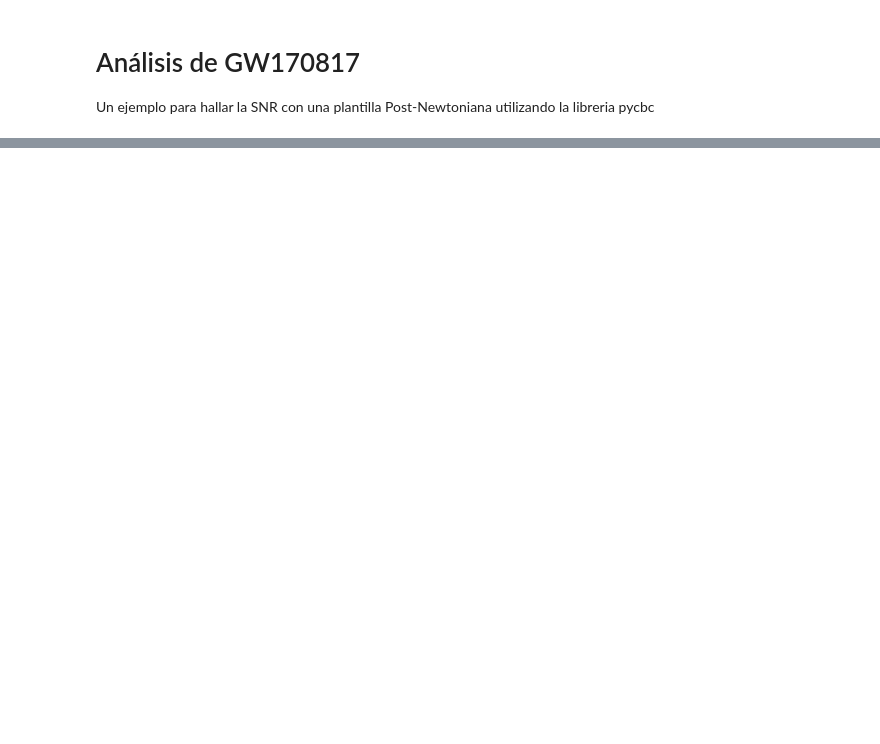
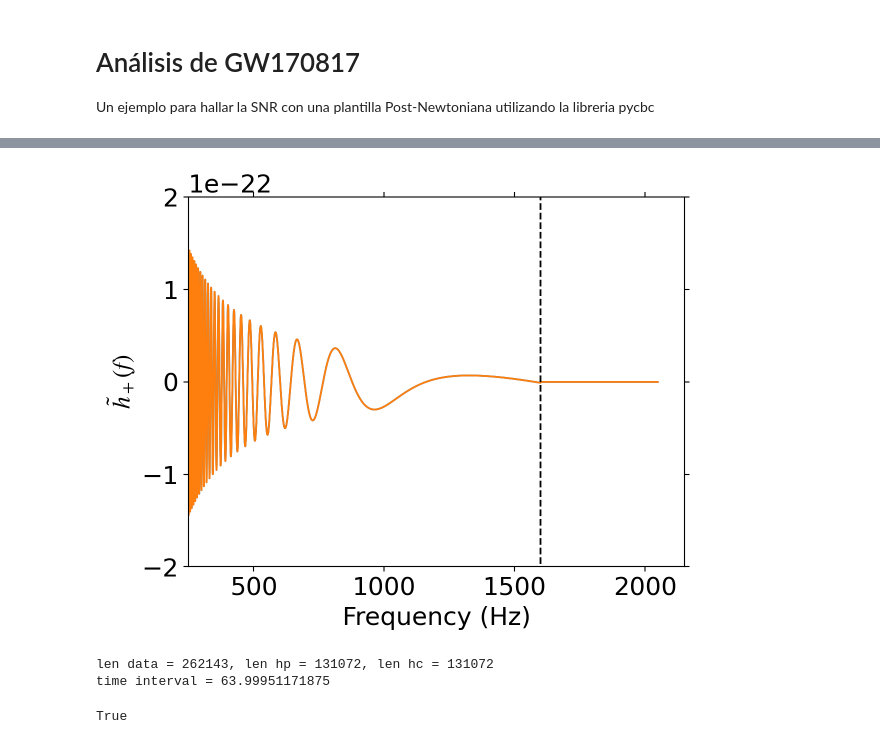
Before and after one commit to josefrr12/GWDataAnalysis, a Jupyter notebook: GW170817.ipynb, the cells around one changed output, grey strips where cells are left out. Cells and saved outputs as stored; diff of their text form; code cells hidden in the pictures; blank space fills up the shorter version.

```diff
--- a/GW170817.ipynb
+++ b/GW170817.ipynb
@@ -43,11 +43,7 @@ import h5py
 # Formato para las graficas
 LNWDT=1.3; FNT=18
 plt.rcParams['lines.linewidth'] = LNWDT; plt.rcParams['font.size'] = FNT
-#plt.rcParams['xtick.direction'] = 'out'; plt.rcParams['ytick.direction'] = 'out'
 plt.rcParams['xtick.top'] = 'on'; plt.rcParams['ytick.right'] = 'on'
-#plt.rcParams['xtick.minor.visible'] = True; plt.rcParams['ytick.minor.visible'] = True
-plt.rcParams['font.family'] = 'Times New Roman'
-#plt.rcParams['font.serif'] = 'Times'
 rc('mathtext', fontset='stix')
 # %%
 #### Constantes cgs #####
@@ -167,0 +236,4 @@ hp, hc = get_td_waveform(approximant='SpinTaylorT4', mass1=m1, mass2=m2,
+# %%
+# Generate a template to filter with
+htilde_p, htilde_c = get_fd_waveform(approximant='TaylorF2', mass1=m1, mass2=m2,
+                         f_lower=25, delta_f=1.0/T)
@@ -167,0 +254,19 @@ hp, hc = get_td_waveform(approximant='SpinTaylorT4', mass1=m1, mass2=m2,
+# %%
+plt.figure()
+plt.plot(htilde_p.sample_frequencies, (htilde_p).real())
+plt.plot(htilde_p.sample_frequencies, (htilde_c*np.exp(1j*np.pi/2.)).real())
+plt.plot([f_isco, f_isco],[-3e-22, 3e-22], 'k--')
+#plt.plot(template_freq[:len(template_freq)/2], (template_fft[:len(template_freq)/2]).real)
+plt.xlabel(r'Frequency (Hz)')
+plt.ylabel(r'$\tilde{h}_+(f)$')
+plt.xlim(250)
+plt.ylim(-2e-22,2e-22)
+plt.savefig('hf_plus.pdf',bbox_inches='tight')
+# %% [output]
+[figure, added]
+# %%
+print('len data = {0:d}, len hp = {1:d}, len hc = {2:d}'.format(dlength, len(htilde_c), len(htilde_p)))
+print('time interval =', time[indx][-1]- time[indx][0])
+# %% [output]
+len data = 262143, len hp = 131072, len hc = 131072
+time interval = 63.99951171875
@@ -167,0 +275,4 @@ hp, hc = get_td_waveform(approximant='SpinTaylorT4', mass1=m1, mass2=m2,
+# %%
+print(len(template_fd) == dlength) # verify lengths are the same
+# %% [output]
+True
```
Also changed, not shown: parts of 32 cells of this notebook.
